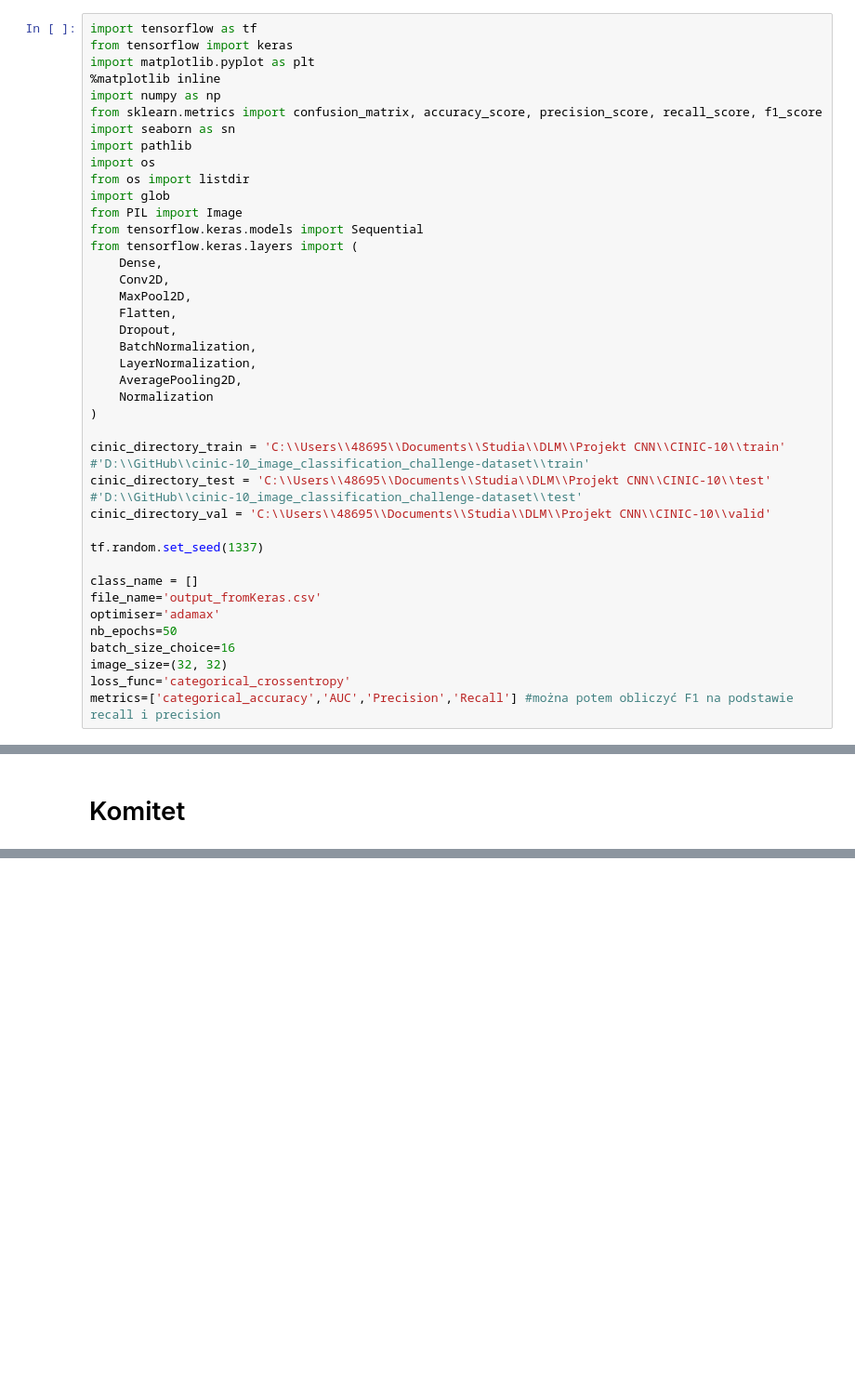
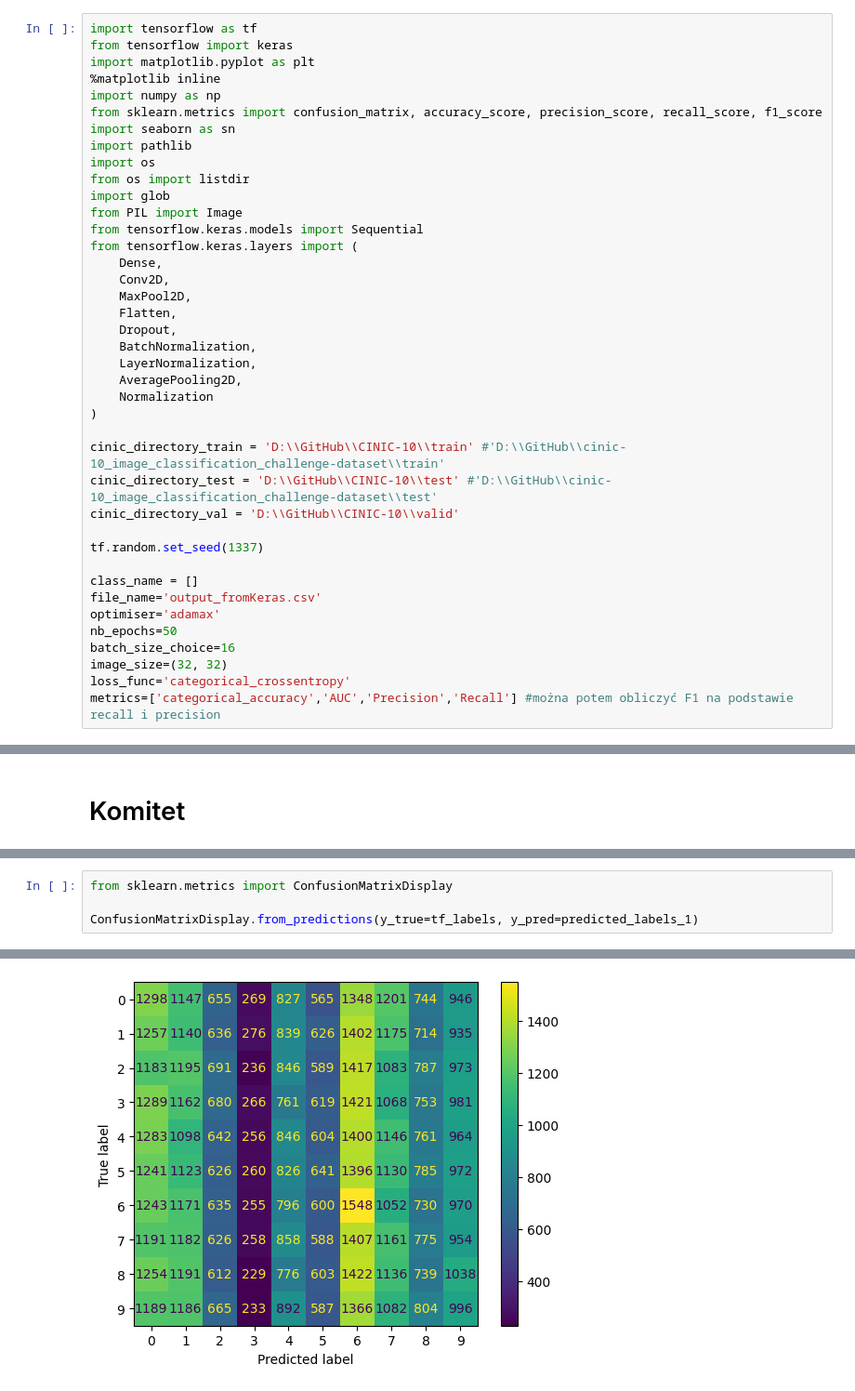
Before and after one commit to pasterzewa/CNN-DL-Project, a Jupyter notebook: main.ipynb, the cells around one changed output, grey strips where cells are left out. Shown at 93% size. Cells and saved outputs as stored; diff of their text form; blank space fills up the shorter version.

```diff
--- a/main.ipynb
+++ b/main.ipynb
@@ -26,9 +26,9 @@ from tensorflow.keras.layers import (
     Normalization
 )
 
-cinic_directory_train = 'C:\\Users\\48695\\Documents\\Studia\\DLM\\Projekt CNN\\CINIC-10\\train' #'D:\\GitHub\\cinic-10_image_classification_challenge-dataset\\train'
-cinic_directory_test = 'C:\\Users\\48695\\Documents\\Studia\\DLM\\Projekt CNN\\CINIC-10\\test' #'D:\\GitHub\\cinic-10_image_classification_challenge-dataset\\test'
-cinic_directory_val = 'C:\\Users\\48695\\Documents\\Studia\\DLM\\Projekt CNN\\CINIC-10\\valid'
+cinic_directory_train = 'D:\\GitHub\\CINIC-10\\train' #'D:\\GitHub\\cinic-10_image_classification_challenge-dataset\\train'
+cinic_directory_test = 'D:\\GitHub\\CINIC-10\\test' #'D:\\GitHub\\cinic-10_image_classification_challenge-dataset\\test'
+cinic_directory_val = 'D:\\GitHub\\CINIC-10\\valid'
 
 tf.random.set_seed(1337)
 
@@ -600,0 +626,5 @@ print("F1 Score 1:", f1_1)
+# %%
+from sklearn.metrics import ConfusionMatrixDisplay
+
+ConfusionMatrixDisplay.from_predictions(y_true=tf_labels, y_pred=predicted_labels_1)
+# %% [output]
@@ -601,3 +632,4 @@ print("F1 Score 1:", f1_1)
+[figure, added]
 # %%
 class_number = len(class_names) # na noc
 model_number = 3 # 3 classes, 3 classes, 4 classes
```
Also changed, not shown: parts of 36 cells of this notebook.
